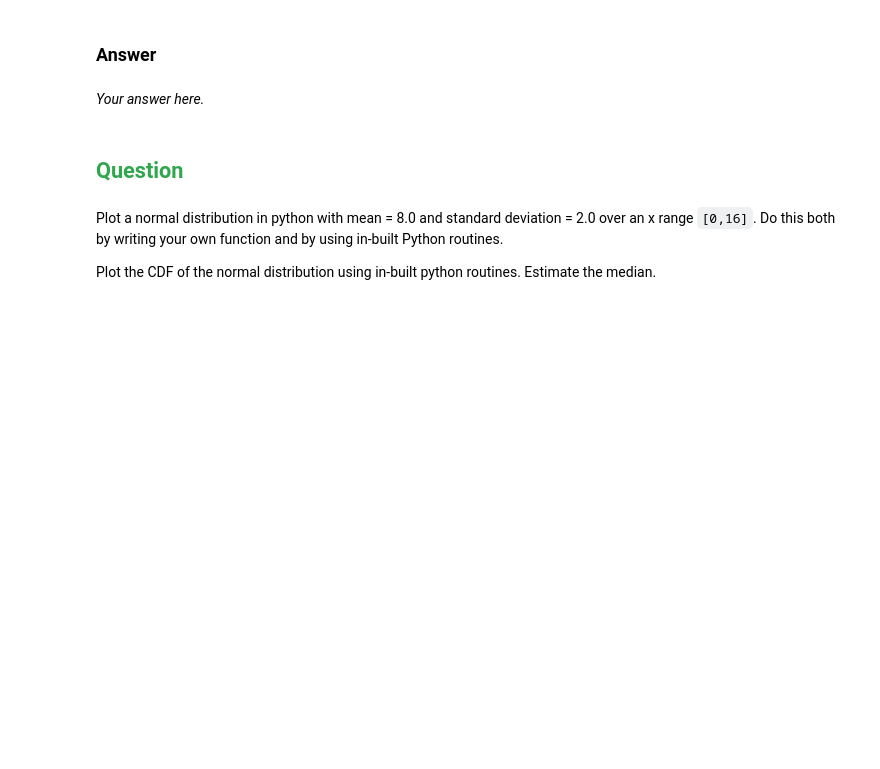
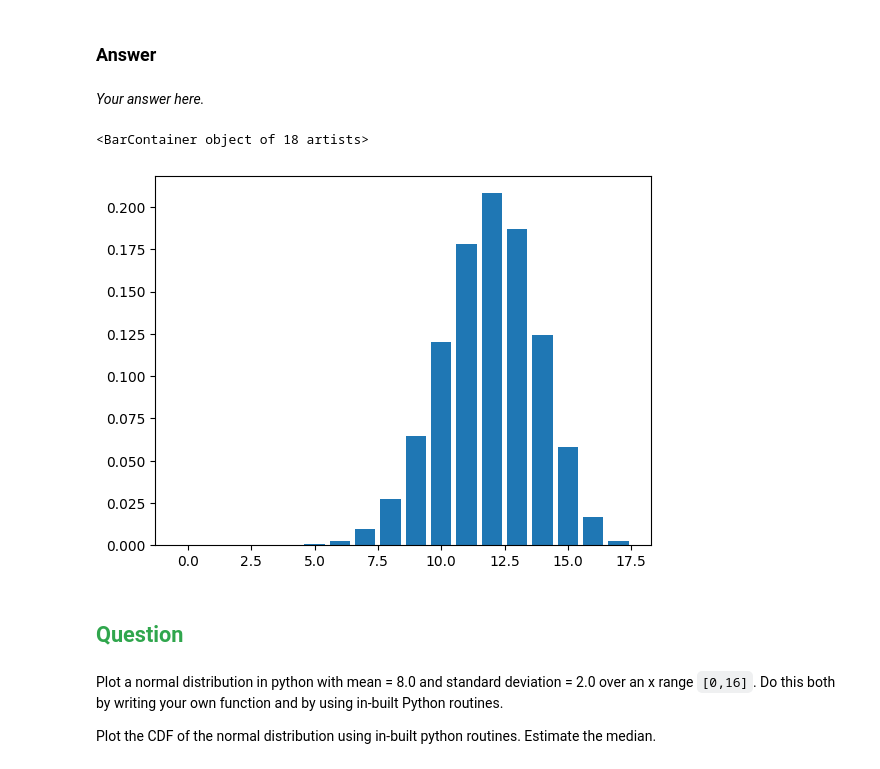
Before and after one commit to Clarke-Henshaw-Miles/extra, a Jupyter notebook: DATA SCIENCE/Chapter3Attempt.ipynb, the cells around one changed output. Saved outputs shown, nothing was run; the diff lists cells and outputs as text; code cells hidden in the pictures; blank space fills up the shorter version.

```diff
--- a/DATA SCIENCE/Chapter3Attempt.ipynb
+++ b/DATA SCIENCE/Chapter3Attempt.ipynb
@@ -65,6 +65,20 @@ What does the binomial distribution look like if the probability of success in $
 ### Answer
 # %% [markdown]
 *Your answer here.*
+# %%
+import matplotlib.pyplot as plt
+from scipy.stats import binom
+
+N = 17
+theta = 0.7
+
+dist = binom(N,theta)
+dist.pmf(range(N+1))
+
+plt.bar(range(N+1), dist.pmf(range(N+1)))
+# %% [output]
+<BarContainer object of 18 artists>
+[figure, added]
 # %% [markdown]
 ## <font color=#30a64d> Question </font>
 # %% [markdown]
```
Also changed, not shown: parts of 4 cells of this notebook.
